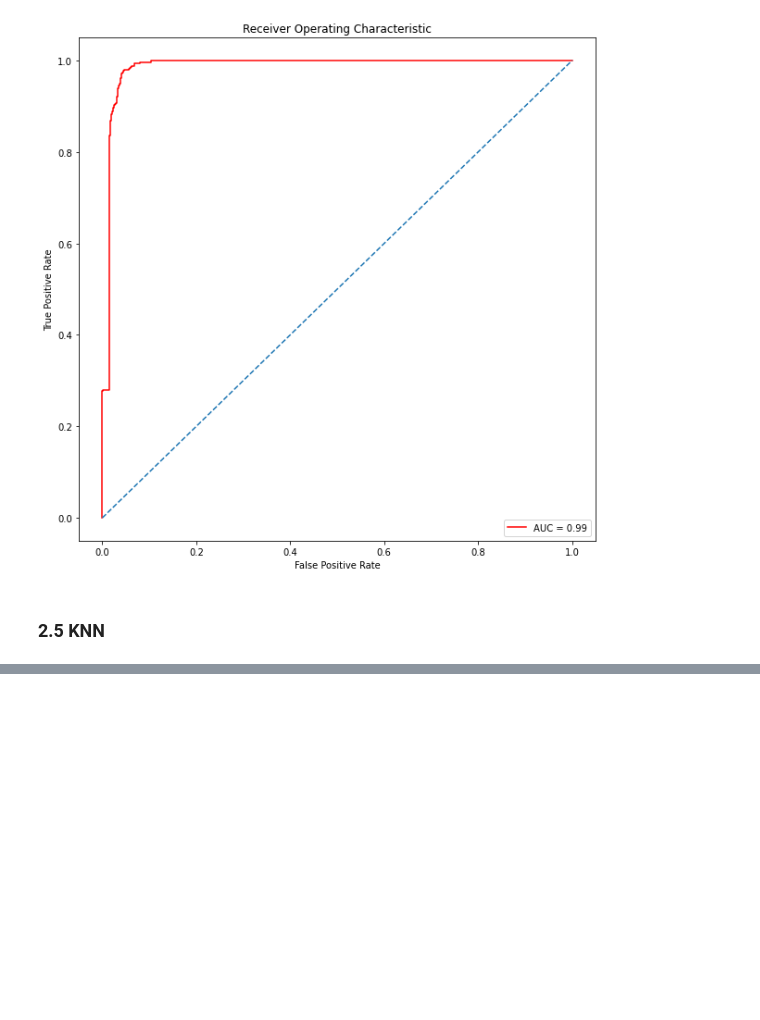
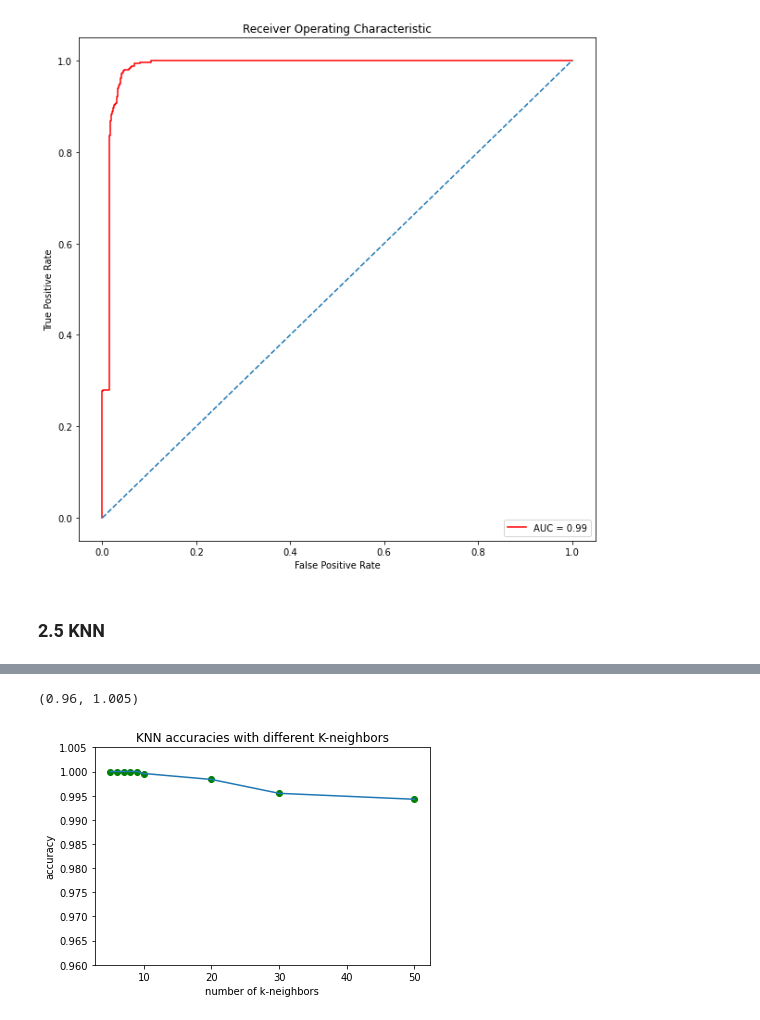
Before and after one commit to yifanWangCoding/MushroomClassification_550, a Jupyter notebook: Mushroom/dsci550.ipynb, the cells around one changed output, grey strips where cells are left out. Cells and saved outputs as stored; diff of their text form; code cells hidden in the pictures; blank space fills up the shorter version.

```diff
--- a/Mushroom/dsci550.ipynb
+++ b/Mushroom/dsci550.ipynb
@@ -179,7 +177,0 @@ accuracy of CatBoost Decision Tree Model: 1.0
-# %%
-from sklearn.preprocessing import LabelEncoder
-encoder=LabelEncoder()
-mushroom_encode = mushroom
-for i in mushroom_encode.columns:
-    mushroom_encode[i]=encoder.fit_transform(mushroom_encode[i])
-mushroom_encode.head()
@@ -399,10 +383,13 @@ Text(0.5, 0, 'False Positive Rate')
 ### 2.5 KNN
 # %%
 from sklearn.neighbors import KNeighborsClassifier
-
-classifier=KNeighborsClassifier(n_neighbors=5,weights = 'distance', metric='minkowski',p=2)
-classifier.fit(X_train_encode,y_train_encode)
-y_pred=classifier.predict(X_test_encode)
-acc=accuracy_score(y_test_encode, y_pred)
-print("The accuracy of KNN with neighbors=5 is",acc)
+result=[]
+knn_n=[5,6,7,8,9,10,20,30,50]
+for i in knn_n:
+    classifier=KNeighborsClassifier(n_neighbors=i,weights = 'distance', metric='minkowski',p=2)
+    classifier.fit(X_train_encode,y_train_encode)
+    y_pred=classifier.predict(X_test_encode)
+    acc=accuracy_score(y_test_encode, y_pred)
+    result.append(acc)
+    print("The accuracy of KNN with neighbors=",i,"is",acc)
 # %% [output]
@@ -409,0 +405,10 @@ The accuracy of KNN with neighbors=5 is 1.0
+# %%
+plt.plot(knn_n,result)
+plt.scatter(knn_n,result,c='g')
+plt.title("KNN accuracies with different K-neighbors")
+plt.xlabel("number of k-neighbors")
+plt.ylabel("accuracy")
+plt.ylim(top=1.005,bottom=0.96)
+# %% [output]
+(0.96, 1.005)
+[figure, added]
```
Also changed, not shown: parts of 4 cells of this notebook.
